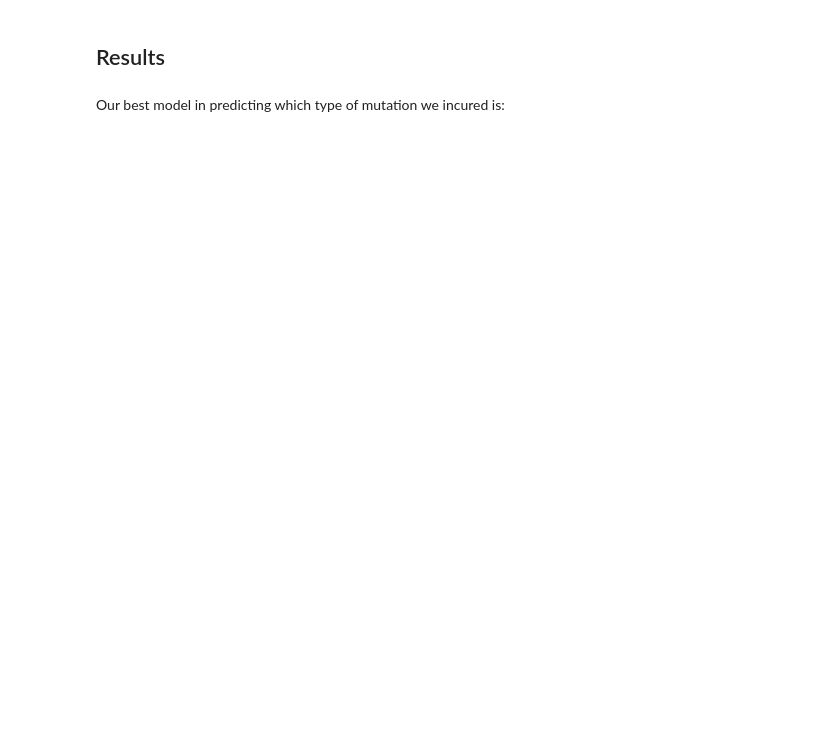
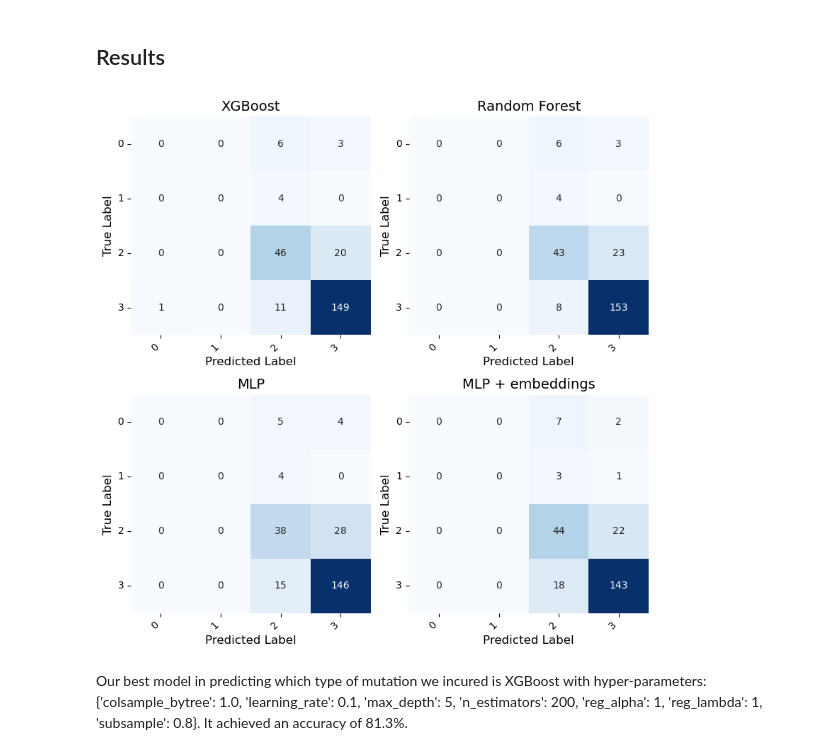
Before and after one commit to MichelangeloNardi/AILAB, a Jupyter notebook: delivery/TCGA_classifier2.ipynb, the cells around one changed output. Drawn from its saved outputs; the diff is of its cells as text; code cells hidden in the pictures; blank space fills up the shorter version.

```diff
--- a/delivery/TCGA_classifier2.ipynb
+++ b/delivery/TCGA_classifier2.ipynb
@@ -481,12 +490,12 @@ grid_search = GridSearchCV(
 )
 
 # Fit the model
-grid_search.fit(X_train_target, y_train)
+grid_search.fit(X_train, y_train)
 
 # Evaluate the best model
 best_rf_multiclass = grid_search.best_estimator_
-y_pred = best_rf_multiclass.predict(X_test_target)
-y_proba = best_rf_multiclass.predict_proba(X_test_target)[:, 1]
+y_pred = best_rf_multiclass.predict(X_test)
+y_proba = best_rf_multiclass.predict_proba(X_test)[:, 1]
 
 print("Best Hyperparameters:", grid_search.best_params_)
 print("Accuracy:", accuracy_score(y_test, y_pred))
@@ -526,12 +549,12 @@ grid_search_nn = GridSearchCV(
 )
 
 
-grid_search_nn.fit(X_train_target, y_train)
+grid_search_nn.fit(X_train, y_train)
 
 best_mlp_multiclass = grid_search_nn.best_estimator_
 
-y_pred  = best_mlp_multiclass.predict(X_test_target)
-y_proba = best_mlp_multiclass.predict_proba(X_test_target)[:, 1]
+y_pred  = best_mlp_multiclass.predict(X_test)
+y_proba = best_mlp_multiclass.predict_proba(X_test)[:, 1]
 
 print("Best Hyperparameters:", grid_search_nn.best_params_)
 print("Accuracy:", accuracy_score(y_test, y_pred))
@@ -571,9 +595,8 @@ gene_emb_df
 | 22839 | ENSG00000046653 | GPM6B | this encodes a membrane that belo... | [3.0202215, 1.0869573, -1.5212322... |
 22840 rows × 4 columns
 # %%
-shared_genes = [g for g in X_train_target.columns if g in gene_emb_df["gene_name"].values]
-missing_genes = [g for g in X_train_target.columns if g not in gene_emb_df["gene_name"].values]
-print(f"Using {len(shared_genes)}/{len(X_train_target.columns)} gene embeddings.")
+shared_genes = [g for g in X_train.columns if g in gene_emb_df["gene_name"].values]
+print(f"Using {len(shared_genes)}/{len(X_train.columns)} gene embeddings.")
 # %% [output]
 Using 301/335 gene embeddings.
 # %%
@@ -607,8 +630,8 @@ def compute_cell_embeddings_from_df(expr_df, embeddings_matrix, shared_genes):
     cell_embeddings = normalized_counts.dot(embeddings_matrix)  # shape = (n_cells, embed_dim)
     return cell_embeddings
 # %%
-X_train_emb = compute_cell_embeddings_from_df(X_train_target, embeddings_matrix, shared_genes)
-X_test_emb  = compute_cell_embeddings_from_df(X_test_target, embeddings_matrix, shared_genes)
+X_train_emb = compute_cell_embeddings_from_df(X_train, embeddings_matrix, shared_genes)
+X_test_emb  = compute_cell_embeddings_from_df(X_test, embeddings_matrix, shared_genes)
 
 print("X_train_emb shape:", X_train_emb.shape)  # (n_train_cells, embedding_dim)
 print("X_test_emb shape:",  X_test_emb.shape)
@@ -685,33 +710,35 @@ cm_rf      = confusion_matrix(y_test,      y_pred_rf,      labels=classes)
 cm_mlp     = confusion_matrix(y_test,      y_pred_mlp,     labels=classes)
 cm_mlp_emb = confusion_matrix(y_test,      y_pred_mlp_emb, labels=classes)
 # %%
-fig, axes = plt.subplots(2, 2, figsize=(14, 12))
+fig, axes = plt.subplots(2, 2, figsize=(8, 8))
 titles = [
-    "XGBoost (Multiclass)",
-    "Random Forest (Multiclass)",
-    "MLP‐Raw (Multiclass)",
-    "MLP‐Embedded (Multiclass)"
+    "XGBoost",
+    "Random Forest",
+    "MLP",
+    "MLP + embeddings"
 ]
 cms    = [cm_xgb, cm_rf, cm_mlp, cm_mlp_emb]
 
 for ax, title, cm in zip(axes.flatten(), titles, cms):
     sns.heatmap(
         cm,
         annot=True,
         fmt="d",
         cmap="Blues",
         cbar=False,
         ax=ax
     )
     ax.set_title(title, fontsize=14)
     ax.set_xlabel("Predicted Label", fontsize=12)
     ax.set_ylabel("True Label", fontsize=12)
     ax.set_xticks(np.arange(len(classes)) + 0.5)
     ax.set_yticks(np.arange(len(classes)) + 0.5)
     ax.set_xticklabels(classes, rotation=45, ha='right')
     ax.set_yticklabels(classes, rotation=0)
 
 plt.tight_layout()
 plt.show()
+# %% [output]
+[figure, added]
 # %% [markdown]
-Our best model in predicting which type of mutation we incured is:
+Our best model in predicting which type of mutation we incured is XGBoost with hyper-parameters: {'colsample_bytree': 1.0, 'learning_rate': 0.1, 'max_depth': 5, 'n_estimators': 200, 'reg_alpha': 1, 'reg_lambda': 1, 'subsample': 0.8}. It achieved an accuracy of 81.3%.
```
Also changed, not shown: parts of 10 cells of this notebook.
